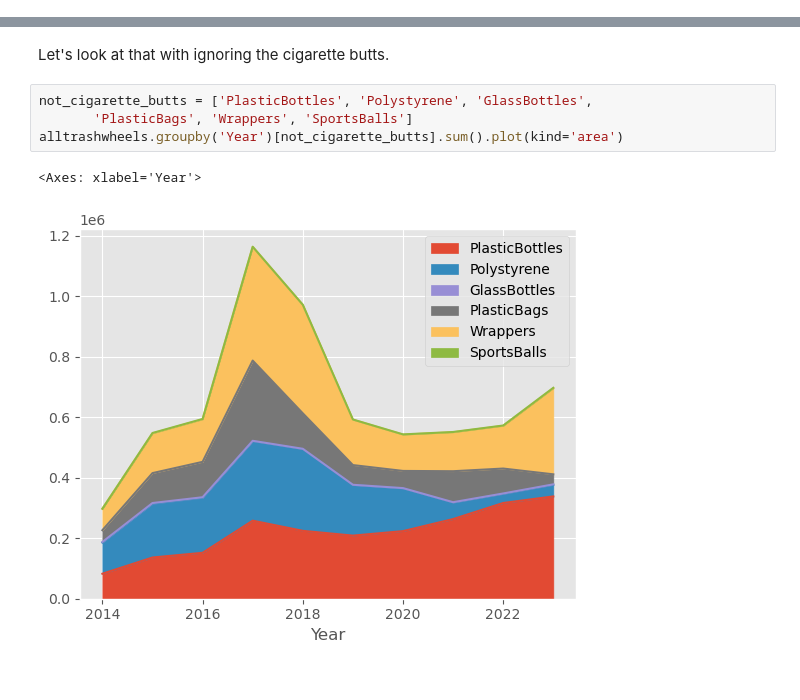
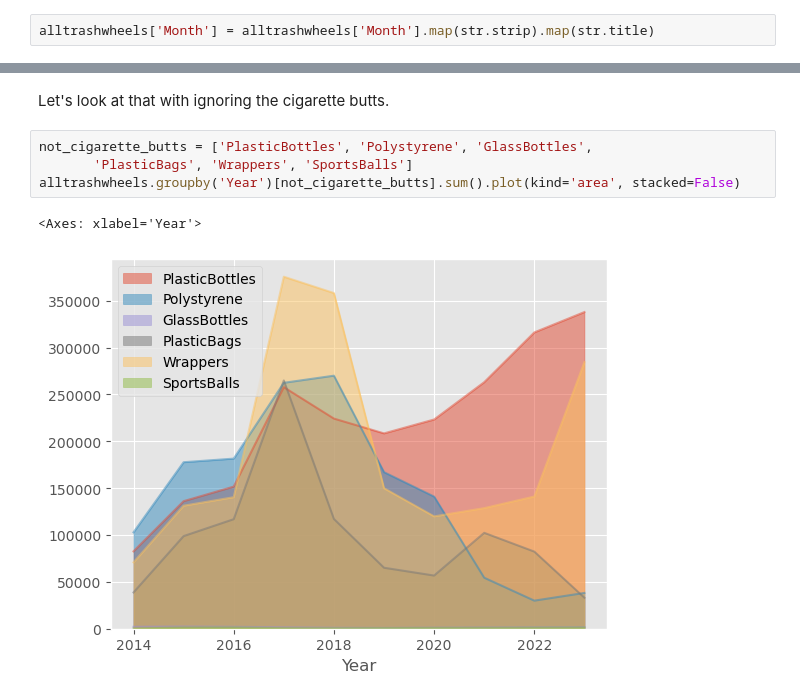
Before and after one commit to wolfJaeger/tidyTuesdayPython, a Jupyter notebook: 2024-03-05/tidyTuesday_2024-03-05.ipynb, the cells around one changed output, grey strips where cells are left out. Drawn from its saved outputs; the diff is of its cells as text.

```diff
--- a/2024-03-05/tidyTuesday_2024-03-05.ipynb
+++ b/2024-03-05/tidyTuesday_2024-03-05.ipynb
@@ -258,0 +265,2 @@ alltrashwheels.to_csv('./data/alltrashwheels.csv', index=False)
+# %%
+alltrashwheels['Month'] = alltrashwheels['Month'].map(str.strip).map(str.title)
@@ -301,7 +357,7 @@ Let's look at that with ignoring the cigarette butts.
 # %%
 not_cigarette_butts = ['PlasticBottles', 'Polystyrene', 'GlassBottles',
        'PlasticBags', 'Wrappers', 'SportsBalls']
-alltrashwheels.groupby('Year')[not_cigarette_butts].sum().plot(kind='area')
+alltrashwheels.groupby('Year')[not_cigarette_butts].sum().plot(kind='area', stacked=False)
 # %% [output]
 <Axes: xlabel='Year'>
-[figure, old version]
+[figure, new version]
```
Also changed, not shown: parts of 8 cells of this notebook.
